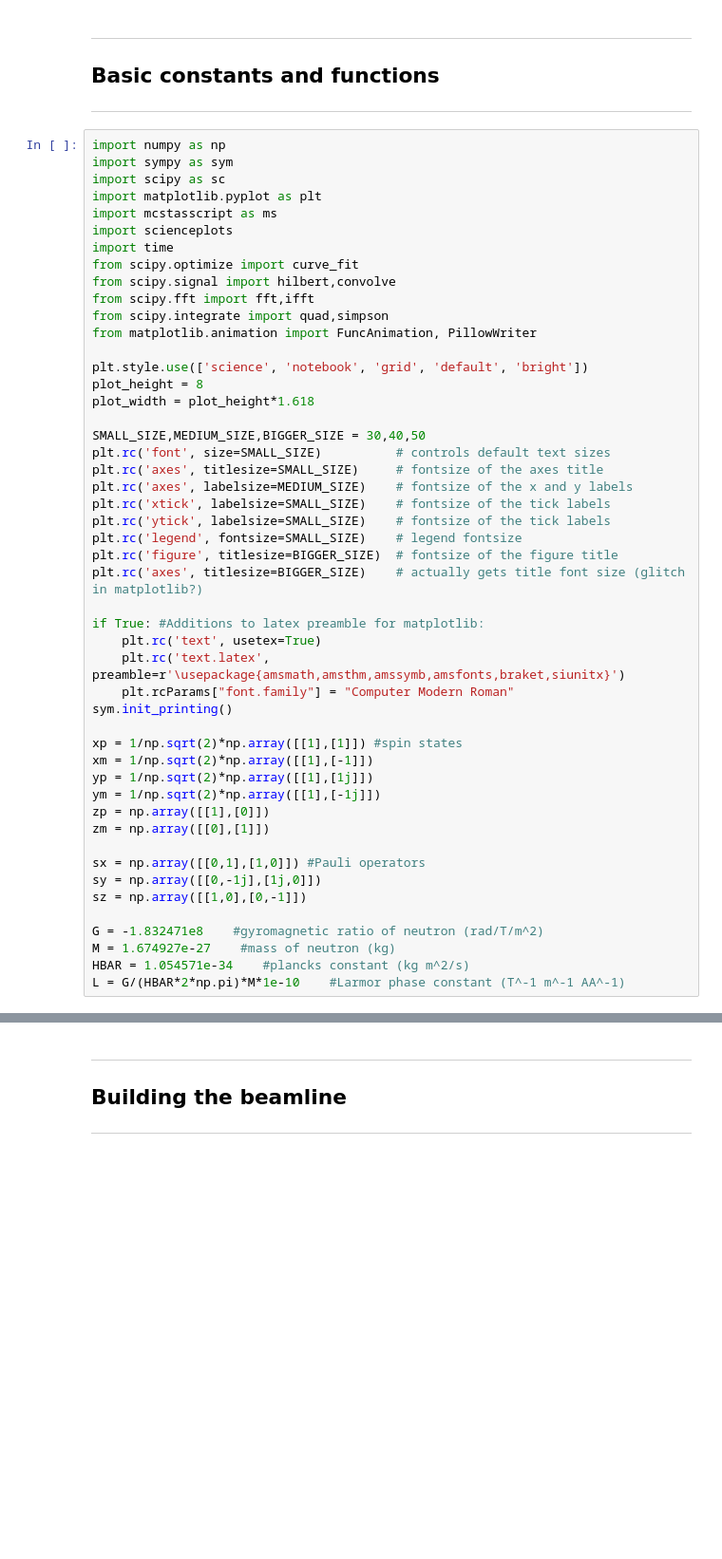
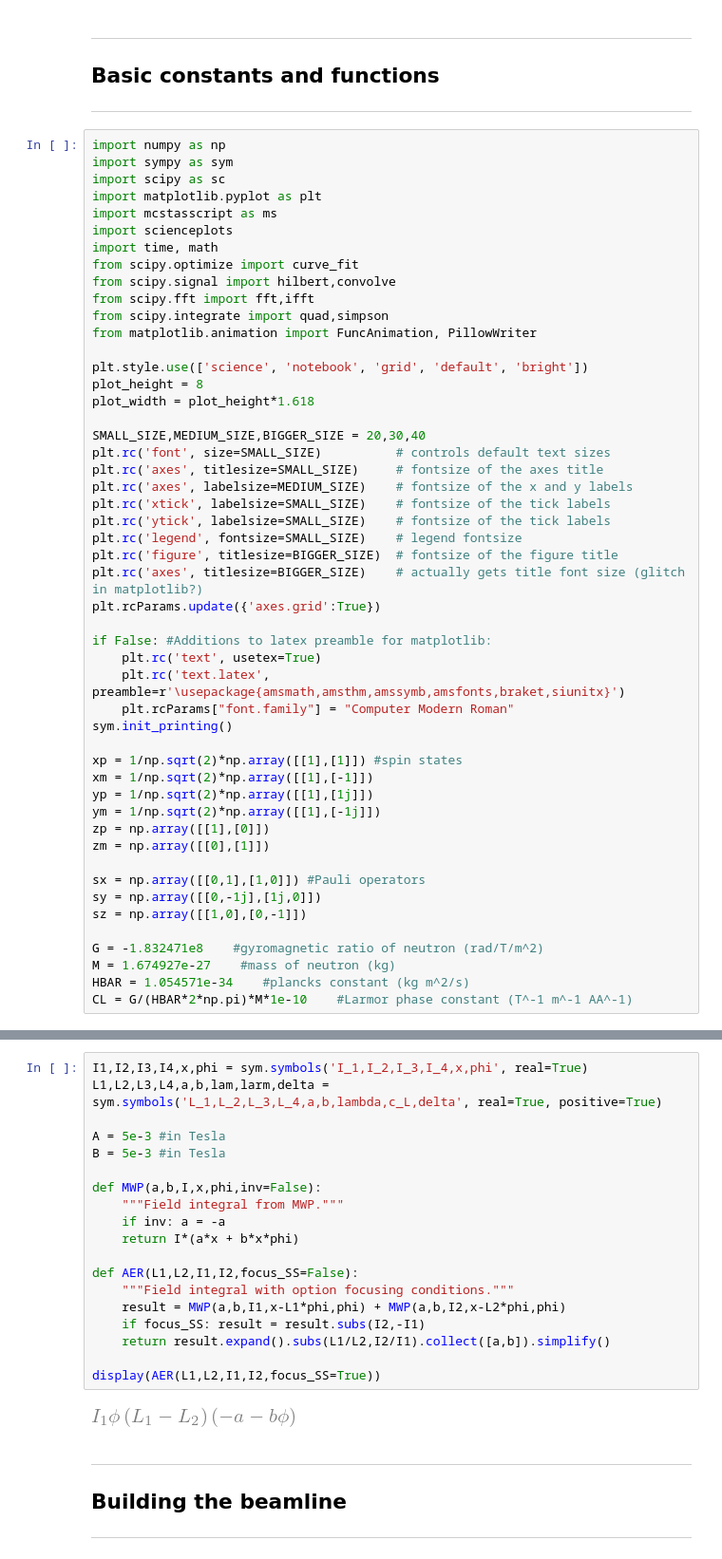
Before and after one commit to srmck/AER-HFIR-2023, a Jupyter notebook: AER.ipynb, the cells around one changed output, grey strips where cells are left out. Shown at 95% size. Drawn from its saved outputs; the diff is of its cells as text; blank space fills up the shorter version.

```diff
--- a/AER.ipynb
+++ b/AER.ipynb
@@ -11,7 +11,7 @@ import scipy as sc
 import matplotlib.pyplot as plt
 import mcstasscript as ms
 import scienceplots
-import time
+import time, math
 from scipy.optimize import curve_fit
 from scipy.signal import hilbert,convolve
 from scipy.fft import fft,ifft
@@ -22,7 +22,7 @@ plt.style.use(['science', 'notebook', 'grid', 'default', 'bright'])
 plot_height = 8
 plot_width = plot_height*1.618
 
-SMALL_SIZE,MEDIUM_SIZE,BIGGER_SIZE = 30,40,50
+SMALL_SIZE,MEDIUM_SIZE,BIGGER_SIZE = 20,30,40
 plt.rc('font', size=SMALL_SIZE)          # controls default text sizes
 plt.rc('axes', titlesize=SMALL_SIZE)     # fontsize of the axes title
 plt.rc('axes', labelsize=MEDIUM_SIZE)    # fontsize of the x and y labels
@@ -31,8 +31,9 @@ plt.rc('ytick', labelsize=SMALL_SIZE)    # fontsize of the tick labels
 plt.rc('legend', fontsize=SMALL_SIZE)    # legend fontsize
 plt.rc('figure', titlesize=BIGGER_SIZE)  # fontsize of the figure title
 plt.rc('axes', titlesize=BIGGER_SIZE)    # actually gets title font size (glitch in matplotlib?)
+plt.rcParams.update({'axes.grid':True})
 
-if True: #Additions to latex preamble for matplotlib:
+if False: #Additions to latex preamble for matplotlib:
     plt.rc('text', usetex=True)
     plt.rc('text.latex', preamble=r'\usepackage{amsmath,amsthm,amssymb,amsfonts,braket,siunitx}')
     plt.rcParams["font.family"] = "Computer Modern Roman"
@@ -52,7 +53,7 @@ sz = np.array([[1,0],[0,-1]])
 G = -1.832471e8    #gyromagnetic ratio of neutron (rad/T/m^2)
 M = 1.674927e-27    #mass of neutron (kg)
 HBAR = 1.054571e-34    #plancks constant (kg m^2/s)
-L = G/(HBAR*2*np.pi)*M*1e-10    #Larmor phase constant (T^-1 m^-1 AA^-1)
+CL = G/(HBAR*2*np.pi)*M*1e-10    #Larmor phase constant (T^-1 m^-1 AA^-1)
 # %%
 def get_SS_focus(harm,Ls,res,ml,a,L):
     """Returns SESANS magnetic field focuing condtion (T)."""
@@ -76,4 +72,25 @@ def g_cos(x,amp,freq,phase,shim,mean,sigma):
     return amp*np.exp(-(x - mean)**2/2/sigma**2)*np.cos(x*freq + phase) + shim
+# %%
+I1,I2,I3,I4,x,phi = sym.symbols('I_1,I_2,I_3,I_4,x,phi', real=True)
+L1,L2,L3,L4,a,b,lam,larm,delta = sym.symbols('L_1,L_2,L_3,L_4,a,b,lambda,c_L,delta', real=True, positive=True)
+
+A = 5e-3 #in Tesla
+B = 5e-3 #in Tesla
+
+def MWP(a,b,I,x,phi,inv=False):
+    """Field integral from MWP."""
+    if inv: a = -a
+    return I*(a*x + b*x*phi)
+
+def AER(L1,L2,I1,I2,focus_SS=False):
+    """Field integral with option focusing conditions."""
+    result = MWP(a,b,I1,x-L1*phi,phi) + MWP(a,b,I2,x-L2*phi,phi)
+    if focus_SS: result = result.subs(I2,-I1)
+    return result.expand().subs(L1/L2,I2/I1).collect([a,b]).simplify()
+
+display(AER(L1,L2,I1,I2,focus_SS=True))
+# %% [output]
+[figure, added]
 # %% [markdown]
 ***
 ## Building the beamline
```
Also changed, not shown: parts of 5 cells of this notebook, 20 other files.
